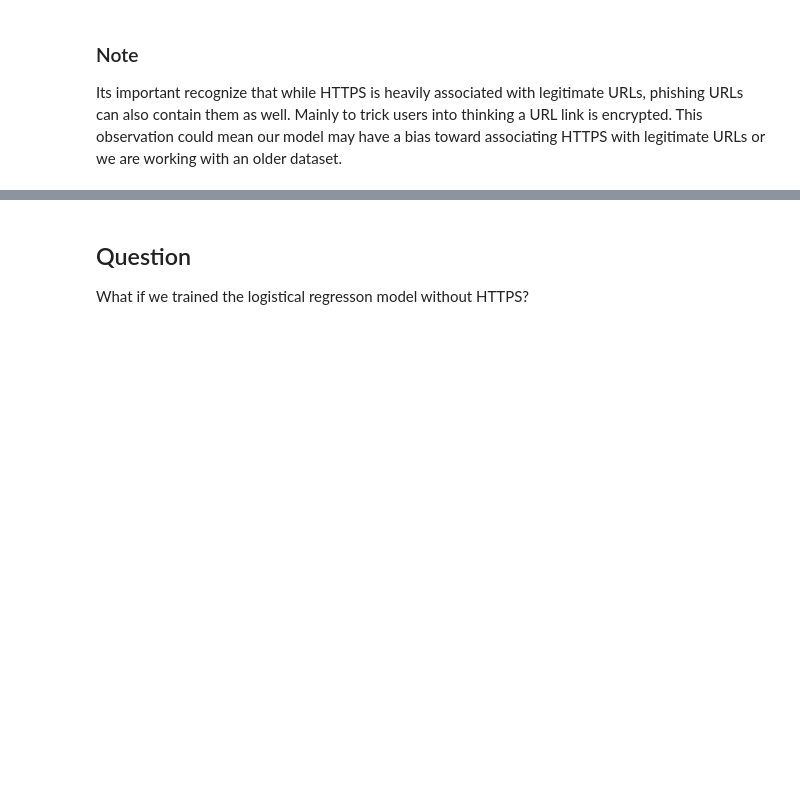
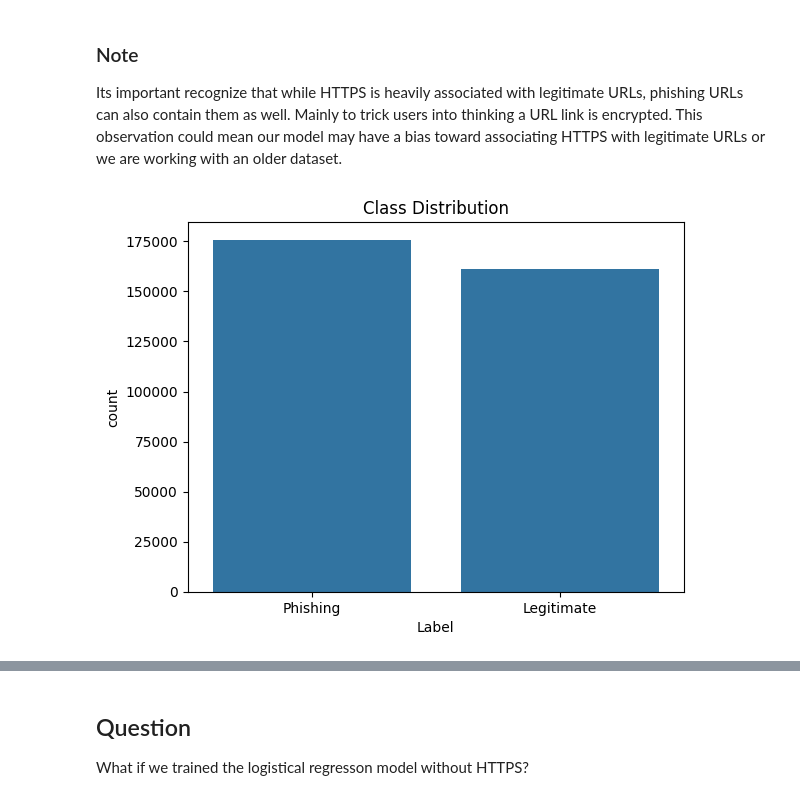
Before and after one commit to IshKwayisi1232004/Phishing_ML_Project, a Jupyter notebook: notebooks/PhishingNotebook.ipynb, the cells around one changed output, grey strips where cells are left out. Drawn from its saved outputs; the diff is of its cells as text; code cells hidden in the pictures; blank space fills up the shorter version.

```diff
--- a/notebooks/PhishingNotebook.ipynb
+++ b/notebooks/PhishingNotebook.ipynb
@@ -163,3 +179,9 @@ Structural features such as URL dot or length have minimal contribution to phish
 Its important recognize that while HTTPS is heavily associated with legitimate URLs, phishing URLs can also contain them as well. Mainly to trick
 users into thinking a URL link is encrypted. This observation could mean our model may have a bias toward associating HTTPS with legitimate URLs or
 we are working with an older dataset.
+# %%
+sns.countplot(x=df['Label'])
+plt.title("Class Distribution")
+plt.show()
+# %% [output]
+[figure, added]
```
Also changed, not shown: parts of 19 cells of this notebook.
